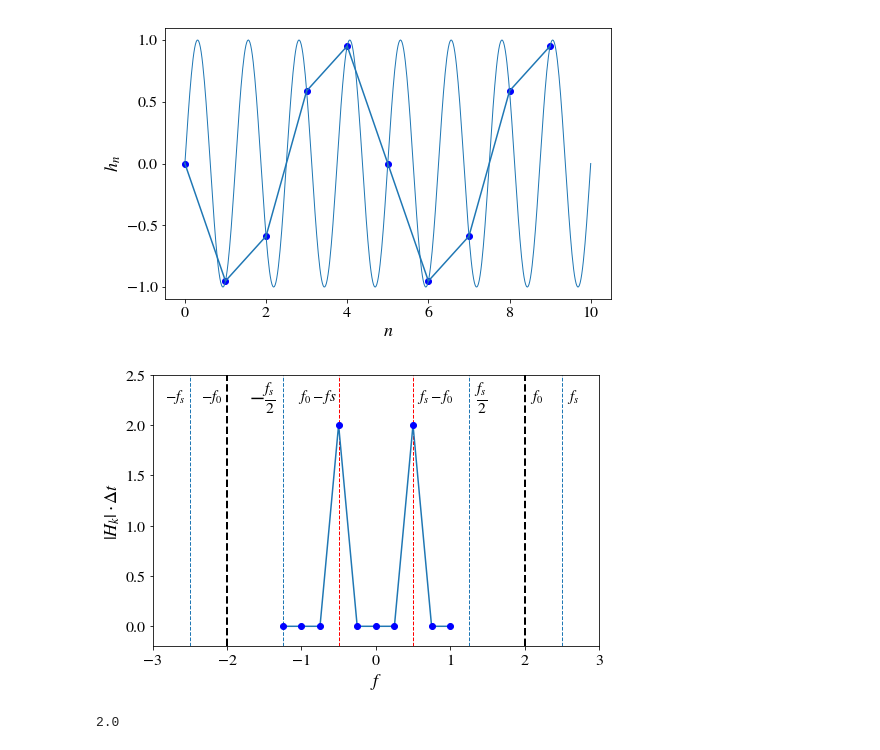
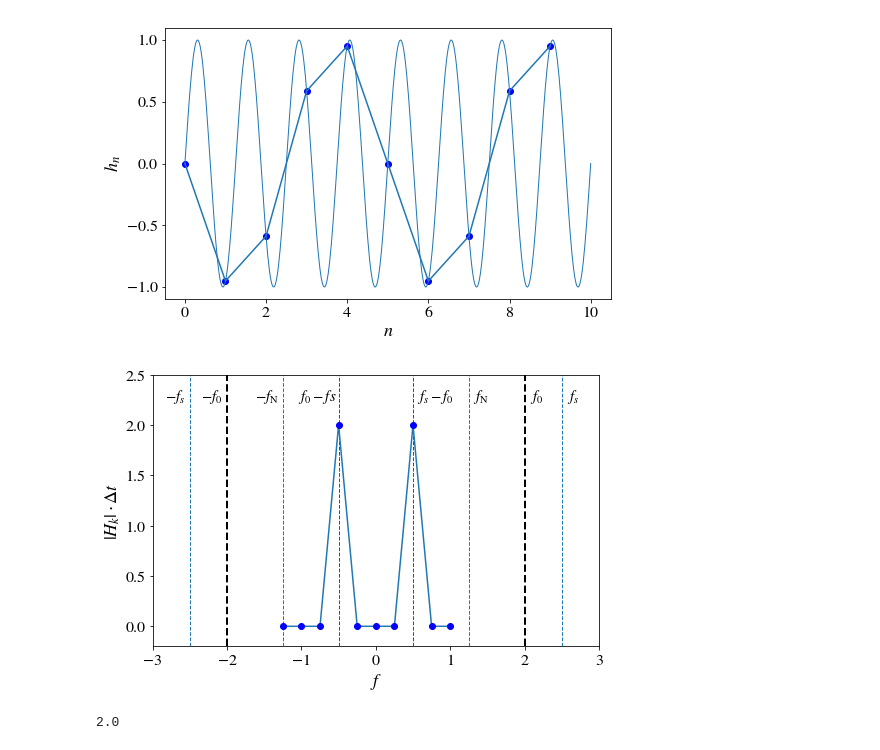
Before and after one commit to niksterg/pyFourier, a Jupyter notebook: DFT.ipynb, the cells around one changed output. Drawn from its saved outputs; the diff is of its cells as text; code cells hidden in the pictures.

```diff
--- a/DFT.ipynb
+++ b/DFT.ipynb
@@ -429,29 +431,29 @@ f_shift = fftpack.fftshift(f_k)
 # %%
 plt.plot(f_shift, np.abs(H_k_shift) * dt)
 plt.plot(f_shift, np.abs(H_k_shift) * dt, 'bo')
 plt.xlabel(r'$f$') ; plt.ylabel(r'$|H_k|\cdot \Delta t$')
 ymax = 2.5
 yl = ymax-0.25
 plt.axis([-3, 3, -0.2, ymax])
 plt.vlines(f0, -0.2, ymax, linestyles = '--', linewidth=2.0)
 plt.vlines(-f0, -0.2, ymax, linestyles = '--', linewidth=2.0)
 plt.vlines(-1/(2*dt), -0.2, ymax, linestyles = '--', linewidth=1.0, colors='tab:blue')
 plt.vlines(1/(2*dt), -0.2, ymax, linestyles = '--', linewidth=1.0, colors='tab:blue')
 plt.vlines(-1/dt, -0.2, ymax, linestyles = '--', linewidth=1.0, colors='tab:blue')
 plt.vlines(1/dt, -0.2, ymax, linestyles = '--', linewidth=1.0, colors='tab:blue')
 plt.vlines(f_s-f0, -0.2, ymax, linestyles = '--', linewidth=1.0, colors='r')
 plt.vlines(-(f_s-f0), -0.2, ymax, linestyles = '--', linewidth=1.0, colors='r')
 plt.text(f0+0.07, yl, r'$f_0$', fontsize=15)
 plt.text(-f0-0.35, yl, r'$-f_0$', fontsize=15)
 plt.text((f_s-f0)+0.05, yl, r'$f_s-f_0$', fontsize=15)
 plt.text(-(f_s-f0)-0.55, yl, r'$f_0-fs$', fontsize=15)
 plt.text(1/dt+0.07, yl, r'$f_s$', fontsize=15)
 plt.text(-1/dt-0.33, yl, r'$-f_s$', fontsize=15)
-plt.text(1/(2*dt)+0.07, yl-0.04, r'$\frac{f_s}{2}$', fontsize=22)
-plt.text(-1/(2*dt)-0.45, yl-0.04, r'$-\frac{f_s}{2}$', fontsize=22)
+plt.text(1/(2*dt)+0.06, yl, r'$f_{\rm N}$', fontsize=15)
+plt.text(-1/(2*dt)-0.37, yl, r'$-f_{\rm N}$', fontsize=15)
 plt.show()
 # %% [output]
-[figure, old version]
+[figure, new version]
 # %%
 display(f0, f_s, f_s - f0)
 # %% [output]
```
Also changed, not shown: parts of 6 cells of this notebook.
